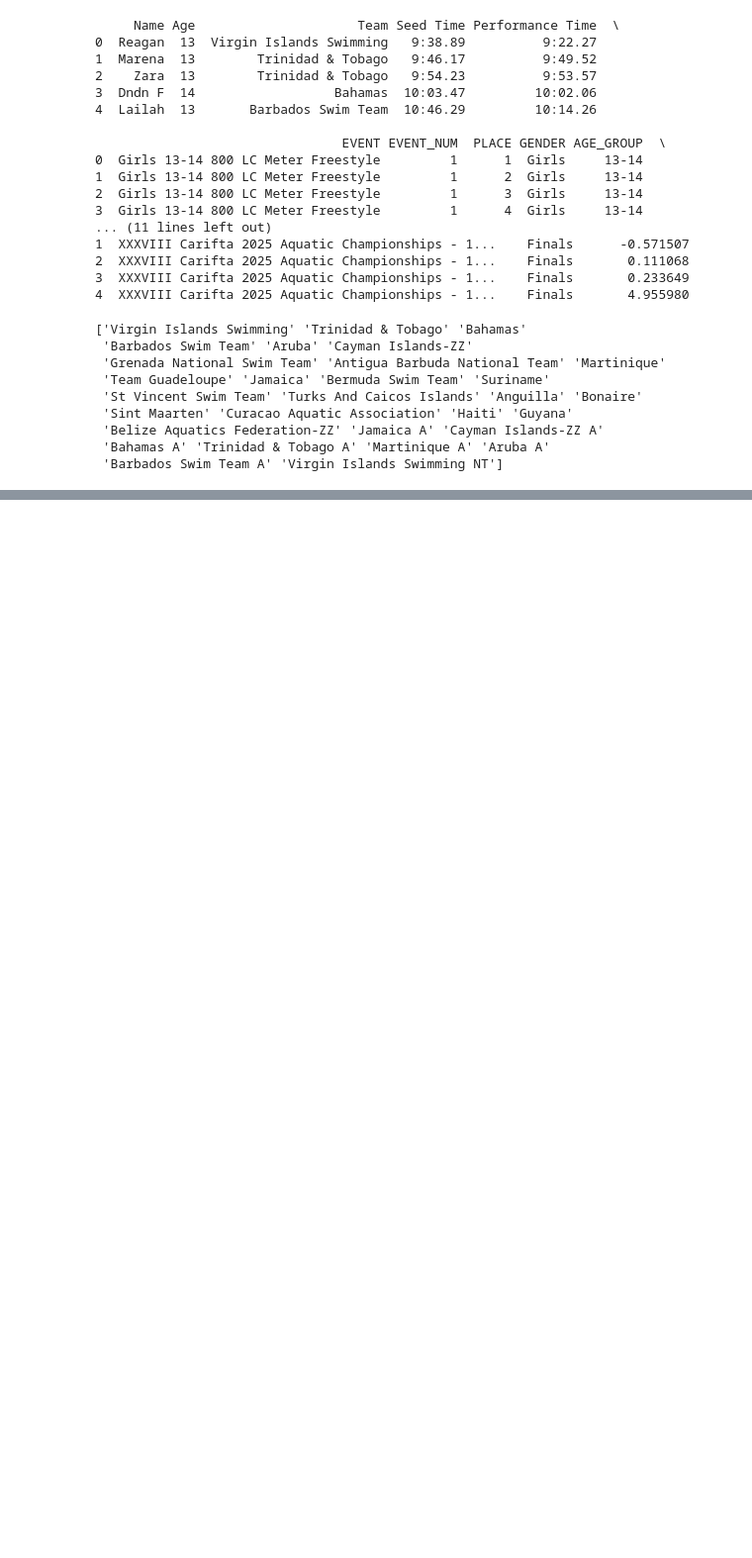
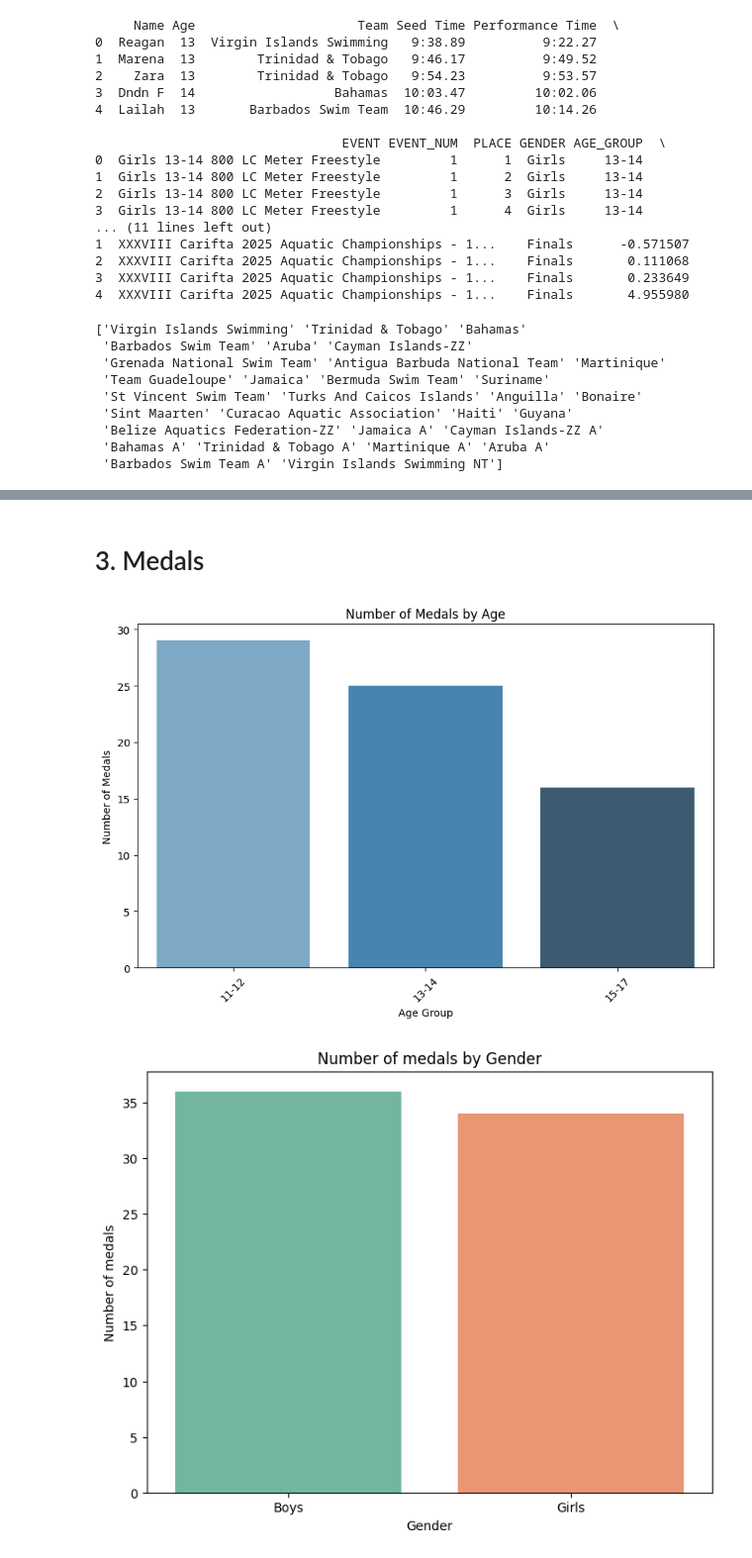
Before and after one commit to weekes1/Hytek_PDF_to_DF, a Jupyter notebook: Carifta_2025_analysis.ipynb, the cells around one changed output, grey strips where cells are left out. Shown: that part at 99% size. Cells and saved outputs as stored; diff of their text form; code cells hidden in the pictures; blank space fills up the shorter version.

```diff
--- a/Carifta_2025_analysis.ipynb
+++ b/Carifta_2025_analysis.ipynb
@@ -61,0 +112,36 @@ bim_results.to_csv('barbados_carifta_2025.csv')
+# %% [markdown]
+# 3. Medals
+# %%
+medals_df = bim_results[(bim_results['SWIM_TYPE'] == 'Finals') & (bim_results['PLACE'] >= 3)]
+
+medals_by_age = medals_df.groupby('AGE_GROUP').size()
+medals_by_gender = medals_df.groupby('GENDER').size()
+medals_by_age_gender = medals_df.groupby('AGE_GROUPXGENDER').size()
+
+
+plt.figure(figsize=(10, 6))
+sns.barplot(x=medals_by_age.index, y=medals_by_age.values, palette= "Blues_d", hue= medals_by_age.index)
+plt.title('Number of Medals by Age')
+plt.xlabel('Age Group')
+plt.ylabel('Number of Medals')
+plt.xticks(rotation=45)
+plt.show()
+
+
+plt.figure(figsize=(8, 6))
+sns.barplot(x=medals_by_gender.index, y=medals_by_gender.values, palette="Set2", hue = medals_by_gender.index)
+plt.title('Number of medals by Gender')
+plt.xlabel('Gender')
+plt.ylabel('Number of medals')
+plt.show()
+
+
+plt.figure(figsize=(8, 6))
+sns.barplot(x=medals_by_age_gender.index, y=medals_by_age_gender.values, palette="Set1", hue= medals_by_age_gender.index)
+plt.title('Number of medals by Gender and Age')
+plt.xlabel('Age + Gender')
+plt.ylabel('Number of medals')
+plt.show()
+# %% [output]
+[figure, added]
+[figure, added]
```
Also changed, not shown: parts of 11 cells of this notebook, 3 other files.
